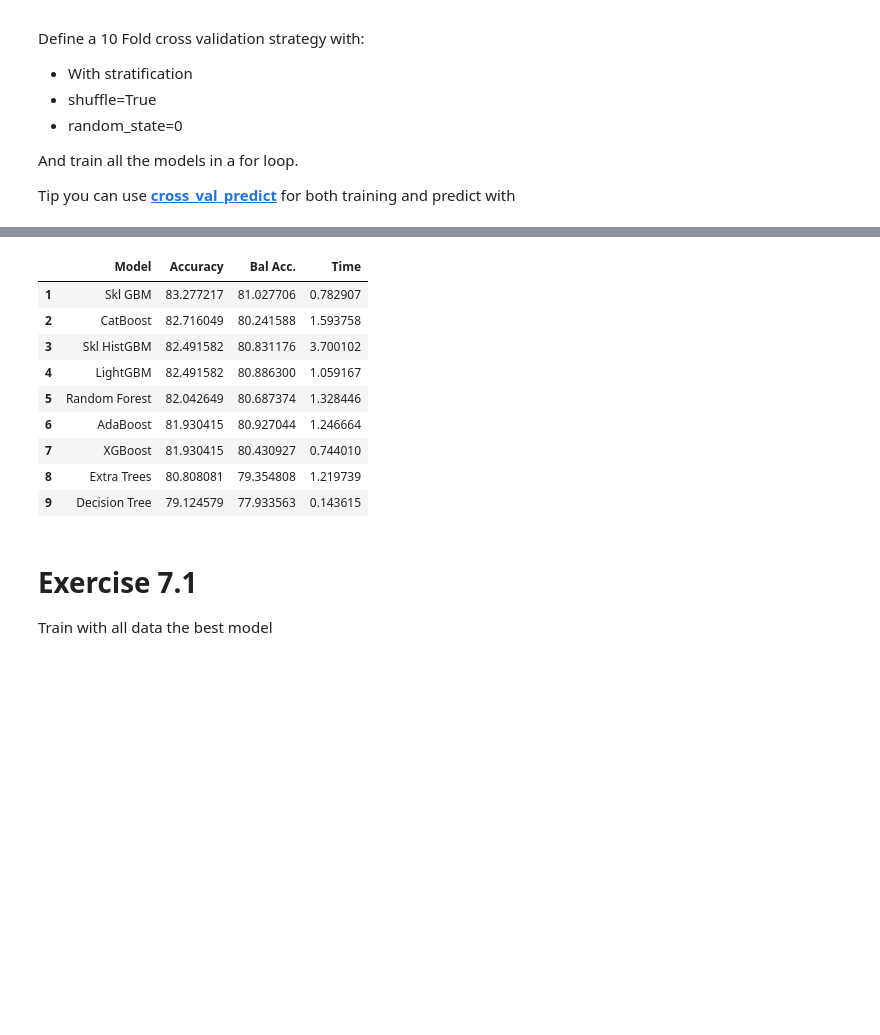
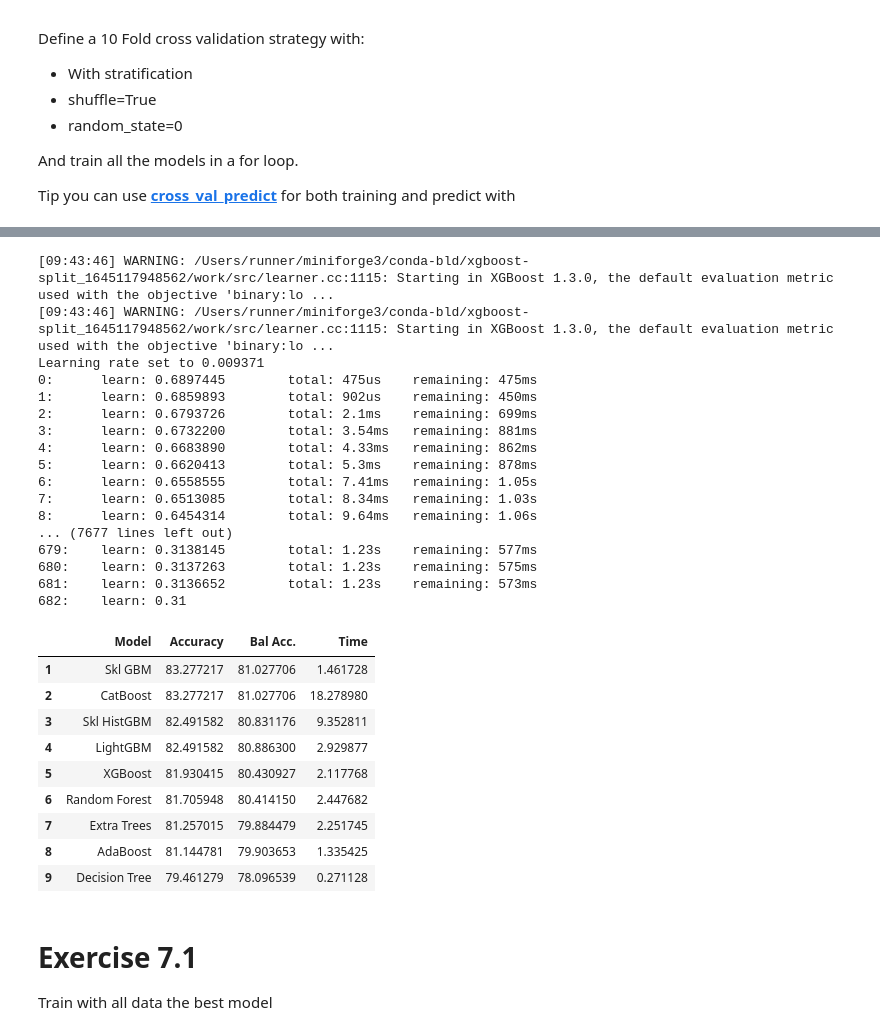
Before and after one commit to felixschh/ai_jan22_felix, a Jupyter notebook: Chapter 02/09. Robust ML/fe1_.ipynb, the cells around one changed output, grey strips where cells are left out. Saved outputs shown, nothing was run; the diff lists cells and outputs as text; code cells hidden in the pictures; blank space fills up the shorter version.

```diff
--- a/Chapter 02/09. Robust ML/fe1_.ipynb
+++ b/Chapter 02/09. Robust ML/fe1_.ipynb
@@ -85,7 +85,9 @@ Tips:
 # CODE HERE get_Title_from_Name funtion
 # Create this function using lambda (not def)
 
-get_Title_from_Name = None
+get_Title_from_Name = lambda name: name.split(',')[1].split('.')[0].strip()
+df['Title'] = df['Name'].apply(get_Title_from_Name)
+df_test['Title'] = df_test['Name'].apply(get_Title_from_Name)
 # %%
 assert df['Title'].values[0] == "Mr"
 assert df['Title'].values[1] == "Mrs"
@@ -120,8 +122,8 @@ title_dictionary = {
 # %%
 # Use map to apply the prevous dict
 
-# df["Title"] =
-# df_test["Title"] =
+df["Title"] = df['Title'].map(title_dictionary)
+df_test["Title"] = df_test['Title'].map(title_dictionary)
 # %%
 assert df['Title'].values[886] == "Officer"
 assert df_test['Title'].values[417] == "Master"
@@ -293,22 +263,21 @@ Define a simple split validation strategy with:
 
 And train all the models in a for loop
 # %%
-"""
-x_train, x_val, y_train, y_val = model_selection.train_test_split(
-    # CODE HERE
-)
-"""
+
+x_train, x_val, y_train, y_val = model_selection.train_test_split(x, y, stratify=y, test_size=0.2, random_state=0)
+
 
 results = pd.DataFrame({'Model': [], 'Accuracy': [], 'Bal Acc.': [], 'Time': []})
 
-"""
+
 for model_name, model in tree_classifiers.items():
     start_time = time.time()
 
     # FOR EVERY PIPELINE (PREPRO + MODEL) -> TRAIN WITH TRAIN DATA (x_train)
+    model.fit(x_train, y_train)
 
     # GET PREDICTIONS USING x_val
-    pred = # CODE HERE
+    pred = model.predict(x_val)
 
     total_time = time.time() - start_time
 
@@ -319,9 +288,8 @@ for model_name, model in tree_classifiers.items():
                               ignore_index=True)
 
 
-"""
 
-### BEGIN SOLUTION
+
 
 
 
@@ -372,33 +340,28 @@ And train all the models in a for loop.
 
 Tip you can use **[cross_val_predict](https://scikit-learn.org/stable/modules/generated/sklearn.model_selection.cross_val_predict.html)** for both training and predict with
 # %%
-"""
-skf = model_selection.StratifiedKFold(
-    # CODE HERE
-)
-"""
+from sklearn.model_selection import cross_val_predict
+skf = model_selection.StratifiedKFold(n_splits=10, shuffle=True, random_state=0)
 
 
 
 results = pd.DataFrame({'Model': [], 'Accuracy': [], 'Bal Acc.': [], 'Time': []})
 
-"""
+
 for model_name, model in tree_classifiers.items():
     start_time = time.time()
-
     # TRAIN AND GET PREDICTIONS USING cross_val_predict() and x,y
-    pred = # CODE HERE
+    pred = cross_val_predict(model, x, y, cv=skf)
 
     total_time = time.time() - start_time
 
     results = results.append({"Model":    model_name,
-                              "Accuracy": metrics.accuracy_score(y_val, pred)*100,
-                              "Bal Acc.": metrics.balanced_accuracy_score(y_val, pred)*100,
+                              "Accuracy": metrics.accuracy_score(y, pred)*100,
+                              "Bal Acc.": metrics.balanced_accuracy_score(y, pred)*100,
                               "Time":     total_time},
                               ignore_index=True)
 
 
-"""
 
 
 results_ord = results.sort_values(by=['Accuracy'], ascending=False, ignore_index=True)
@@ -425,13 +379,30 @@ ms      remaining: 190ms
+[09:43:46] WARNING: /Users/runner/miniforge3/conda-bld/xgboost-split_1645117948562/work/src/learner.cc:1115: Starting in XGBoost 1.3.0, the default evaluation metric used with the objective 'binary:lo ...
+[09:43:46] WARNING: /Users/runner/miniforge3/conda-bld/xgboost-split_1645117948562/work/src/learner.cc:1115: Starting in XGBoost 1.3.0, the default evaluation metric used with the objective 'binary:lo ...
+Learning rate set to 0.009371
+0:      learn: 0.6897445        total: 475us    remaining: 475ms
+1:      learn: 0.6859893        total: 902us    remaining: 450ms
+2:      learn: 0.6793726        total: 2.1ms    remaining: 699ms
+3:      learn: 0.6732200        total: 3.54ms   remaining: 881ms
+4:      learn: 0.6683890        total: 4.33ms   remaining: 862ms
+5:      learn: 0.6620413        total: 5.3ms    remaining: 878ms
+6:      learn: 0.6558555        total: 7.41ms   remaining: 1.05s
+7:      learn: 0.6513085        total: 8.34ms   remaining: 1.03s
+8:      learn: 0.6454314        total: 9.64ms   remaining: 1.06s
+... (7677 lines left out)
+679:    learn: 0.3138145        total: 1.23s    remaining: 577ms
+680:    learn: 0.3137263        total: 1.23s    remaining: 575ms
+681:    learn: 0.3136652        total: 1.23s    remaining: 573ms
+682:    learn: 0.31
 |  | Model | Accuracy | Bal Acc. | Time |
-| 1 | Skl GBM | 83.277217 | 81.027706 | 0.782907 |
-| 2 | CatBoost | 82.716049 | 80.241588 | 1.593758 |
-| 3 | Skl HistGBM | 82.491582 | 80.831176 | 3.700102 |
-| 4 | LightGBM | 82.491582 | 80.886300 | 1.059167 |
-| 5 | Random Forest | 82.042649 | 80.687374 | 1.328446 |
-| 6 | AdaBoost | 81.930415 | 80.927044 | 1.246664 |
-| 7 | XGBoost | 81.930415 | 80.430927 | 0.744010 |
-| 8 | Extra Trees | 80.808081 | 79.354808 | 1.219739 |
-| 9 | Decision Tree | 79.124579 | 77.933563 | 0.143615 |
+| 1 | Skl GBM | 83.277217 | 81.027706 | 1.461728 |
+| 2 | CatBoost | 83.277217 | 81.027706 | 18.278980 |
+| 3 | Skl HistGBM | 82.491582 | 80.831176 | 9.352811 |
+| 4 | LightGBM | 82.491582 | 80.886300 | 2.929877 |
+| 5 | XGBoost | 81.930415 | 80.430927 | 2.117768 |
+| 6 | Random Forest | 81.705948 | 80.414150 | 2.447682 |
+| 7 | Extra Trees | 81.257015 | 79.884479 | 2.251745 |
+| 8 | AdaBoost | 81.144781 | 79.903653 | 1.335425 |
+| 9 | Decision Tree | 79.461279 | 78.096539 | 0.271128 |
 # %%
 assert results_ord["Accuracy"].min() > 75
 assert results_ord["Bal Acc."].min() > 75
```
Also changed, not shown: parts of 12 cells of this notebook, 5 other files.
